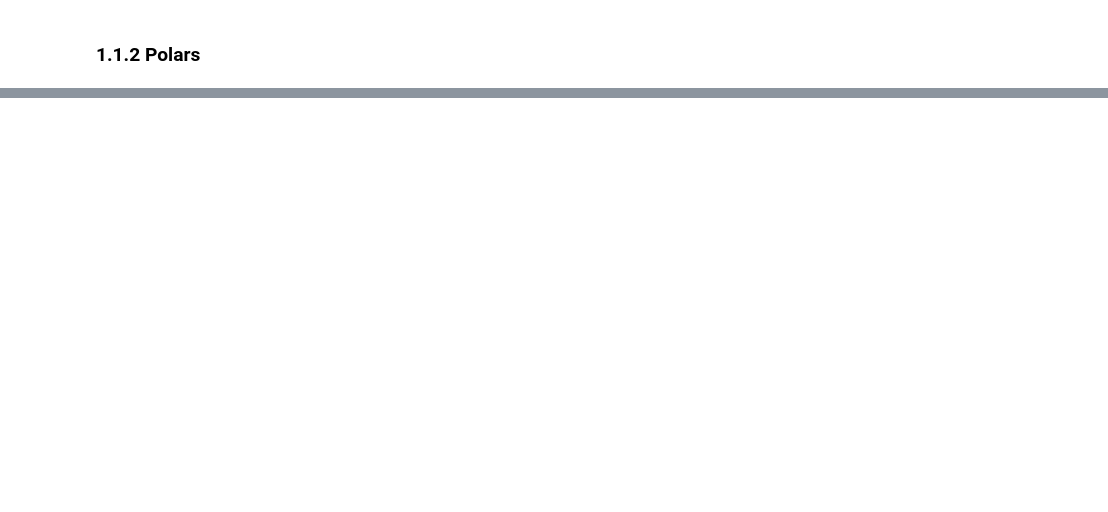
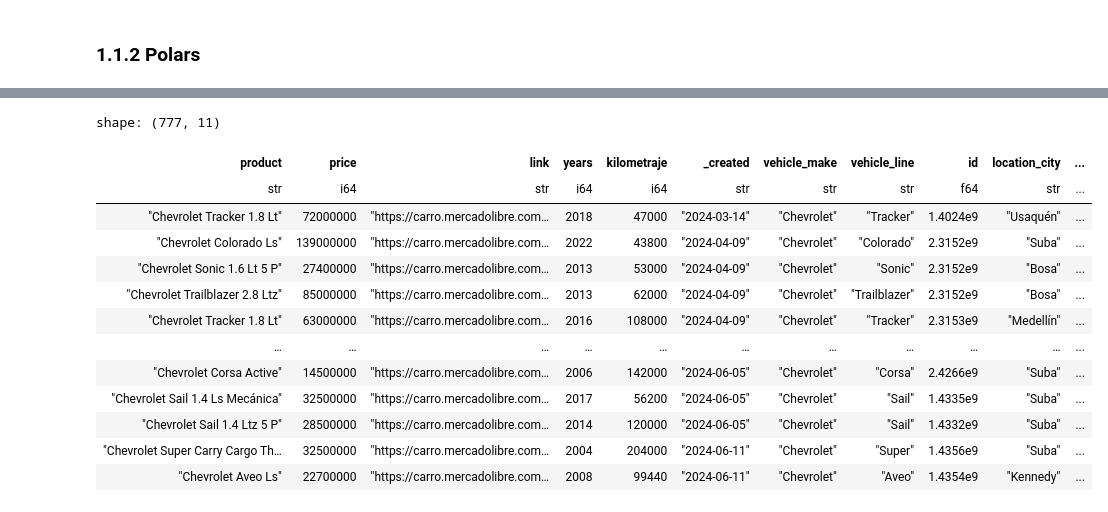
Before and after one commit to Wilmar3752/pandas_to_polars, a Jupyter notebook: notebooks/read.ipynb, the cells around one changed output, grey strips where cells are left out. Cells and saved outputs as stored; diff of their text form; code cells hidden in the pictures; blank space fills up the shorter version.

```diff
--- a/notebooks/read.ipynb
+++ b/notebooks/read.ipynb
@@ -35,0 +64,16 @@ get_filesize_gb('../data/large_dataset_2.csv')
+# %%
+port = os.getenv('PORT')
+user = os.getenv('USER_NAME')
+host = os.getenv('HOST')
+password = os.getenv('PASSWORD')
+database = os.getenv('DB_NAME')
+conn_str = (
+                "postgresql://{username}:{password}@{ipaddress}:{port}/{dbname}".format(
+                    username=user,
+                    password=password,
+                    ipaddress=host,
+                    port=port,
+                    dbname=database,
+                )
+            )
+engine = create_engine(conn_str)
@@ -35,0 +94,5 @@ get_filesize_gb('../data/large_dataset_2.csv')
+# %%
+polars_df = pl.read_database('''
+            SELECT * FROM car_raw
+    ''', connection=engine)
+polars_df.head()
@@ -35,0 +184,17 @@ get_filesize_gb('../data/large_dataset_2.csv')
+# %%
+polars_df.filter(vehicle_make='Chevrolet')
+# %% [output]
+shape: (777, 11)
+| product | price | link | years | kilometraje | _created | vehicle_make | vehicle_line | id | location_city | ... |
+| str | i64 | str | i64 | i64 | str | str | str | f64 | str | ... |
+| "Chevrolet Tracker 1.8 Lt" | 72000000 | "https://carro.mercadolibre.com… | 2018 | 47000 | "2024-03-14" | "Chevrolet" | "Tracker" | 1.4024e9 | "Usaquén" | ... |
+| "Chevrolet Colorado Ls" | 139000000 | "https://carro.mercadolibre.com… | 2022 | 43800 | "2024-04-09" | "Chevrolet" | "Colorado" | 2.3152e9 | "Suba" | ... |
+| "Chevrolet Sonic 1.6 Lt 5 P" | 27400000 | "https://carro.mercadolibre.com… | 2013 | 53000 | "2024-04-09" | "Chevrolet" | "Sonic" | 2.3152e9 | "Bosa" | ... |
+| "Chevrolet Trailblazer 2.8 Ltz" | 85000000 | "https://carro.mercadolibre.com… | 2013 | 62000 | "2024-04-09" | "Chevrolet" | "Trailblazer" | 2.3152e9 | "Bosa" | ... |
+| "Chevrolet Tracker 1.8 Lt" | 63000000 | "https://carro.mercadolibre.com… | 2016 | 108000 | "2024-04-09" | "Chevrolet" | "Tracker" | 2.3153e9 | "Medellín" | ... |
+| … | … | … | … | … | … | … | … | … | … | ... |
+| "Chevrolet Corsa Active" | 14500000 | "https://carro.mercadolibre.com… | 2006 | 142000 | "2024-06-05" | "Chevrolet" | "Corsa" | 2.4266e9 | "Suba" | ... |
+| "Chevrolet Sail 1.4 Ls Mecánica" | 32500000 | "https://carro.mercadolibre.com… | 2017 | 56200 | "2024-06-05" | "Chevrolet" | "Sail" | 1.4335e9 | "Suba" | ... |
+| "Chevrolet Sail 1.4 Ltz 5 P" | 28500000 | "https://carro.mercadolibre.com… | 2014 | 120000 | "2024-06-05" | "Chevrolet" | "Sail" | 1.4332e9 | "Suba" | ... |
+| "Chevrolet Super Carry Cargo Th… | 32500000 | "https://carro.mercadolibre.com… | 2004 | 204000 | "2024-06-11" | "Chevrolet" | "Super" | 1.4356e9 | "Suba" | ... |
+| "Chevrolet Aveo Ls" | 22700000 | "https://carro.mercadolibre.com… | 2008 | 99440 | "2024-06-11" | "Chevrolet" | "Aveo" | 1.4354e9 | "Kennedy" | ... |
```
Also changed, not shown: parts of 20 cells of this notebook, 2 other files.
